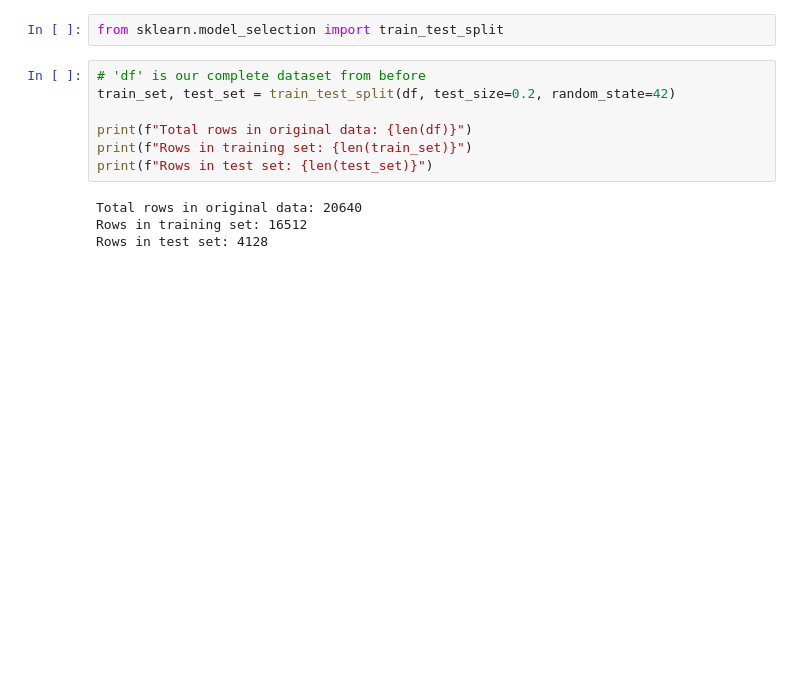
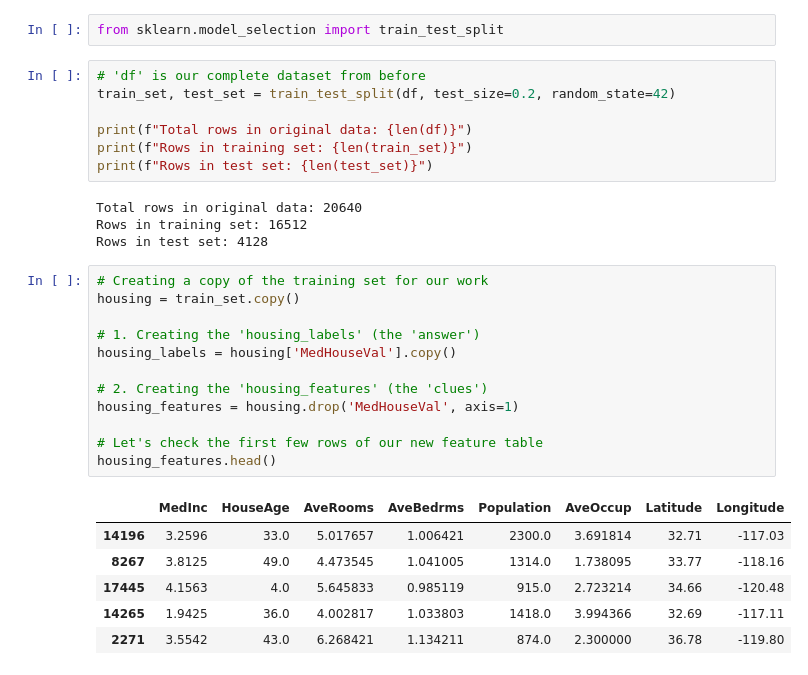
Before and after one commit to psampatganesh27-debug/California-housing-predictions, a Jupyter notebook: housing_project.ipynb, the cells around one changed output. Saved outputs shown, nothing was run; the diff lists cells and outputs as text; blank space fills up the shorter version.

```diff
--- a/housing_project.ipynb
+++ b/housing_project.ipynb
@@ -83,3 +83,22 @@ print(f"Rows in test set: {len(test_set)}")
 Total rows in original data: 20640
 Rows in training set: 16512
 Rows in test set: 4128
+# %%
+# Creating a copy of the training set for our work
+housing = train_set.copy()
+
+# 1. Creating the 'housing_labels' (the 'answer')
+housing_labels = housing['MedHouseVal'].copy()
+
+# 2. Creating the 'housing_features' (the 'clues')
+housing_features = housing.drop('MedHouseVal', axis=1)
+
+# Let's check the first few rows of our new feature table
+housing_features.head()
+# %% [output]
+|  | MedInc | HouseAge | AveRooms | AveBedrms | Population | AveOccup | Latitude | Longitude |
+| 14196 | 3.2596 | 33.0 | 5.017657 | 1.006421 | 2300.0 | 3.691814 | 32.71 | -117.03 |
+| 8267 | 3.8125 | 49.0 | 4.473545 | 1.041005 | 1314.0 | 1.738095 | 33.77 | -118.16 |
+| 17445 | 4.1563 | 4.0 | 5.645833 | 0.985119 | 915.0 | 2.723214 | 34.66 | -120.48 |
+| 14265 | 1.9425 | 36.0 | 4.002817 | 1.033803 | 1418.0 | 3.994366 | 32.69 | -117.11 |
+| 2271 | 3.5542 | 43.0 | 6.268421 | 1.134211 | 874.0 | 2.300000 | 36.78 | -119.80 |
```
Also changed, not shown: parts of 2 cells of this notebook.
